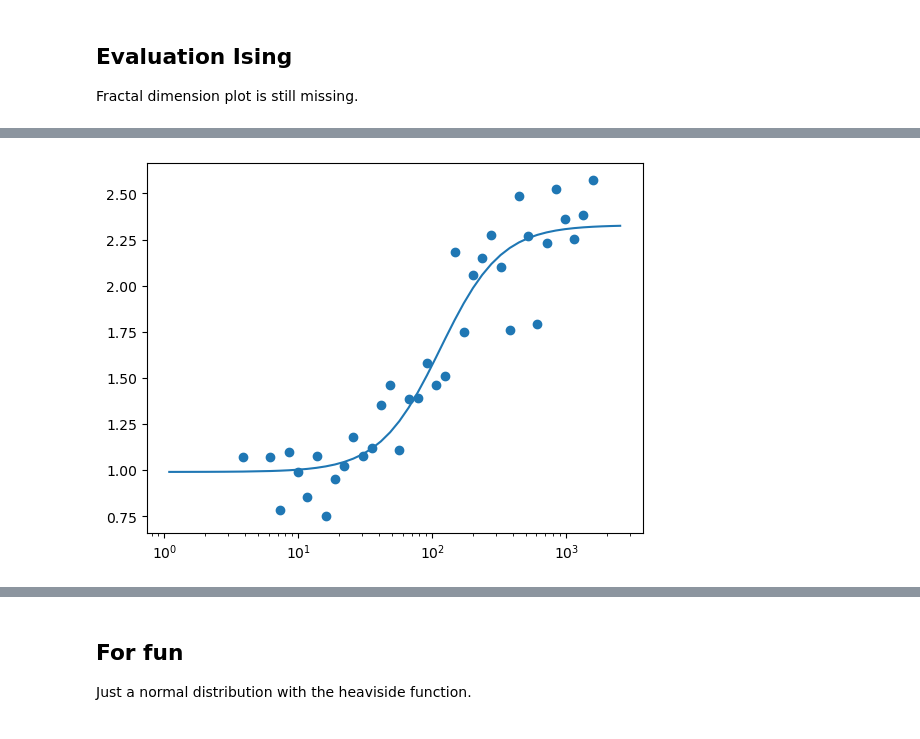
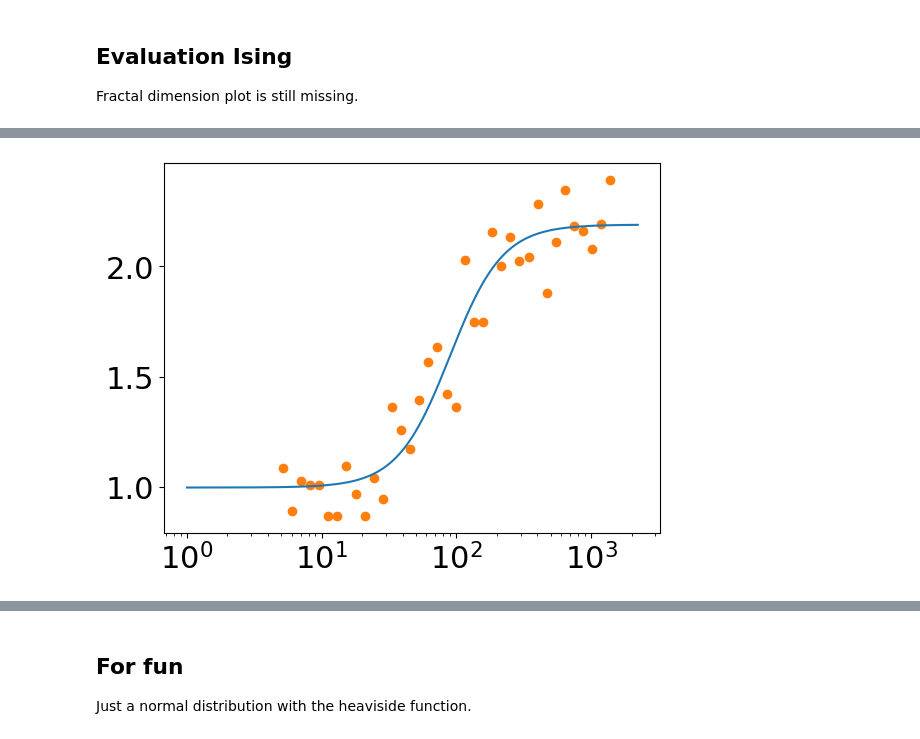
Before and after one commit to PaulHosek/ComplexSystemSimulation, a Jupyter notebook: model_example.ipynb, the cells around one changed output, grey strips where cells are left out. Saved outputs shown, nothing was run; the diff lists cells and outputs as text; code cells hidden in the pictures.

Commit message:
fix floe rebalancing and some plotting stuff

```diff
--- a/model_example.ipynb
+++ b/model_example.ipynb
@@ -196,0 +188,10 @@ Text(0, 0.5, 'perimeter [m]')
+# %%
+plt.figure(figsize=(6,5))
+plt.rcParams.update({'font.size': 22})
+plt.scatter(areas_ising, perimeters_ising)
+plt.scatter(low_areas, low_perimeters)
+plt.xscale('log')
+plt.yscale('log')
+plt.xlabel('area [m^2]')
+plt.ylabel('perimeter [m]')
+plt.savefig("perimeter_area_scatter",bbox_inches="tight", dpi=300, transparent=True)
@@ -197,9 +200,9 @@ Text(0, 0.5, 'perimeter [m]')
 # %%
-areas_dim, dimensions, areas_scatter, dimensions_scatter = evaluation.fractal_dim(ponds, -1, 1, 50)
+areas_dim, dimensions, _, areas_scatter, dimensions_scatter = evaluation.fractal_dim(ponds, -1, 1, 50)
 # %%
 plt.plot(areas_dim, dimensions)
-plt.scatter(areas_scatter, dimensions_scatter)
+plt.scatter(areas_scatter, dimensions_scatter, color = 'C1')
 
 plt.xscale('log')
 # %% [output]
-[figure, old version]
+[figure, new version]
```
Also changed, not shown: parts of 14 cells of this notebook, 6 other files.
